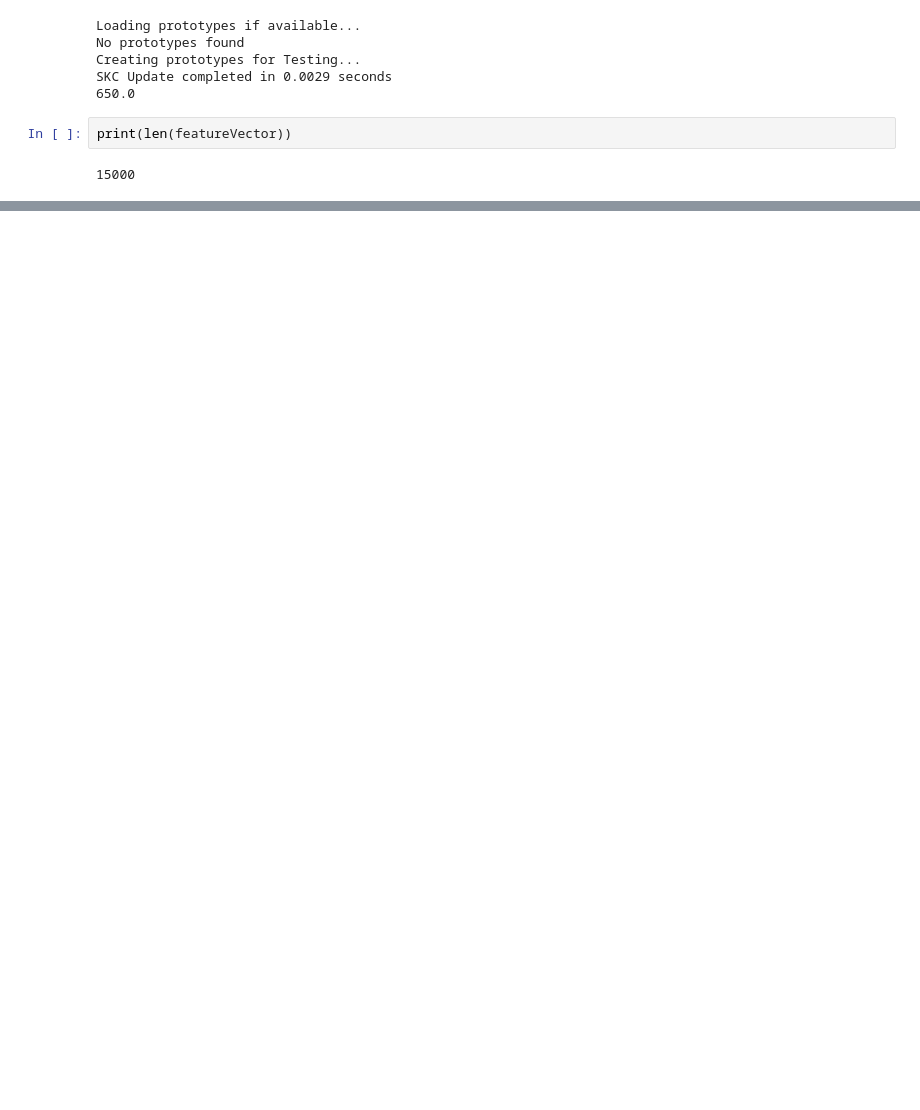
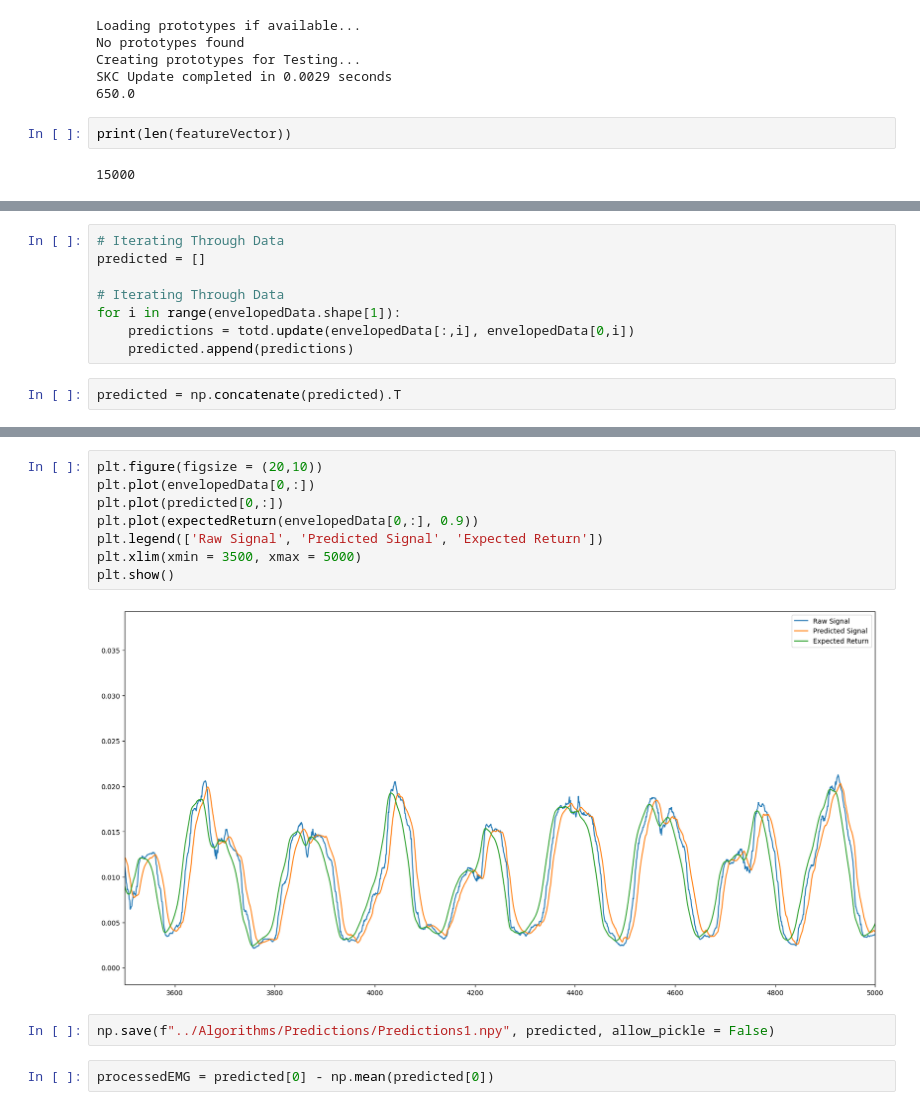
Before and after one commit to sonnyjones123/RL-Front-End, a Jupyter notebook: Algorithms/AlgorithmTesting.ipynb, the cells around one changed output, grey strips where cells are left out. Drawn from its saved outputs; the diff is of its cells as text; blank space fills up the shorter version.

```diff
--- a/Algorithms/AlgorithmTesting.ipynb
+++ b/Algorithms/AlgorithmTesting.ipynb
@@ -50,0 +199,10 @@ plt.show()
+# %%
+# Iterating Through Data
+predicted = []
+
+# Iterating Through Data
+for i in range(envelopedData.shape[1]):
+    predictions = totd.update(envelopedData[:,i], envelopedData[0,i])
+    predicted.append(predictions)
+# %%
+predicted = np.concatenate(predicted).T
@@ -50,0 +213,14 @@ plt.show()
+# %%
+plt.figure(figsize = (20,10))
+plt.plot(envelopedData[0,:])
+plt.plot(predicted[0,:])
+plt.plot(expectedReturn(envelopedData[0,:], 0.9))
+plt.legend(['Raw Signal', 'Predicted Signal', 'Expected Return'])
+plt.xlim(xmin = 3500, xmax = 5000)
+plt.show()
+# %% [output]
+[figure, added]
+# %%
+np.save(f"../Algorithms/Predictions/Predictions1.npy", predicted, allow_pickle = False)
+# %%
+processedEMG = predicted[0] - np.mean(predicted[0])
```
Also changed, not shown: parts of 70 cells of this notebook, 17 other files.
